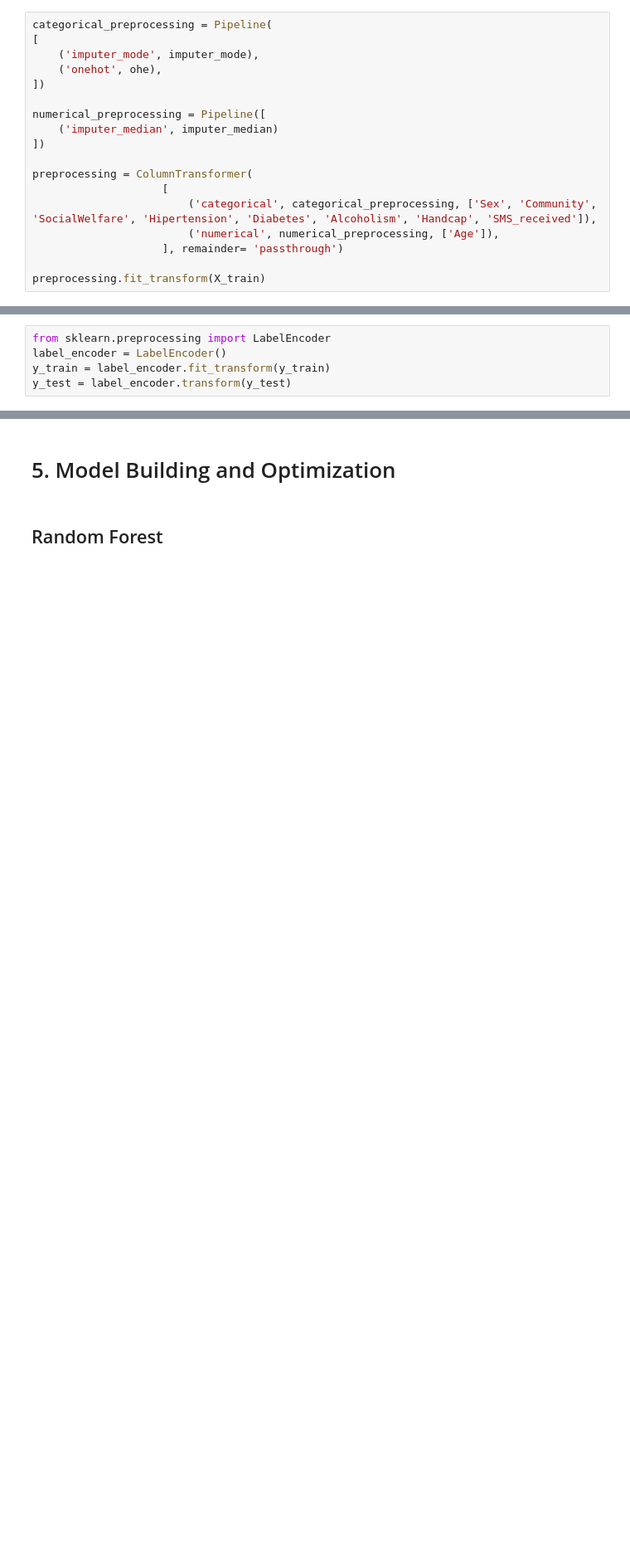
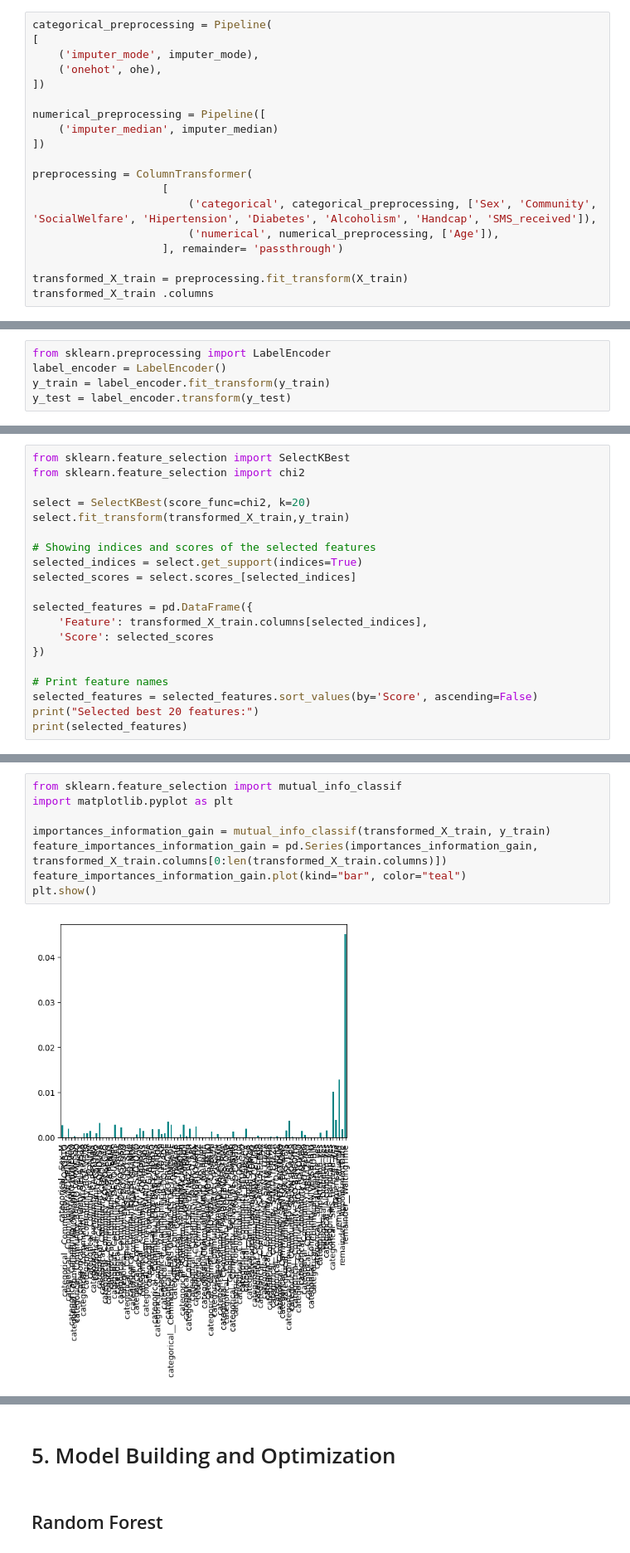
Before and after one commit to kiraduske/DataScience_project, a Jupyter notebook: Data Science Project.ipynb, the cells around one changed output, grey strips where cells are left out. Shown at 83% size. Drawn from its saved outputs; the diff is of its cells as text; blank space fills up the shorter version.

Commit message:
predictions with feature importance

```diff
--- a/Data Science Project.ipynb
+++ b/Data Science Project.ipynb
@@ -608,5 +603,6 @@ preprocessing = ColumnTransformer(
                         ('numerical', numerical_preprocessing, ['Age']),
                     ], remainder= 'passthrough')
 
-preprocessing.fit_transform(X_train)
+transformed_X_train = preprocessing.fit_transform(X_train)
+transformed_X_train .columns
 # %% [output]
@@ -669,0 +704,20 @@ y_test = label_encoder.transform(y_test)
+# %%
+from sklearn.feature_selection import SelectKBest
+from sklearn.feature_selection import chi2
+
+select = SelectKBest(score_func=chi2, k=20)
+select.fit_transform(transformed_X_train,y_train)
+
+# Showing indices and scores of the selected features
+selected_indices = select.get_support(indices=True)
+selected_scores = select.scores_[selected_indices]
+
+selected_features = pd.DataFrame({
+    'Feature': transformed_X_train.columns[selected_indices],
+    'Score': selected_scores
+})
+
+# Print feature names
+selected_features = selected_features.sort_values(by='Score', ascending=False)
+print("Selected best 20 features:")
+print(selected_features)
@@ -669,0 +744,10 @@ y_test = label_encoder.transform(y_test)
+# %%
+from sklearn.feature_selection import mutual_info_classif
+import matplotlib.pyplot as plt
+
+importances_information_gain = mutual_info_classif(transformed_X_train, y_train)
+feature_importances_information_gain = pd.Series(importances_information_gain, transformed_X_train.columns[0:len(transformed_X_train.columns)])
+feature_importances_information_gain.plot(kind="bar", color="teal")
+plt.show()
+# %% [output]
+[figure, added]
```
Also changed, not shown: parts of 30 cells of this notebook, 1 other file.
